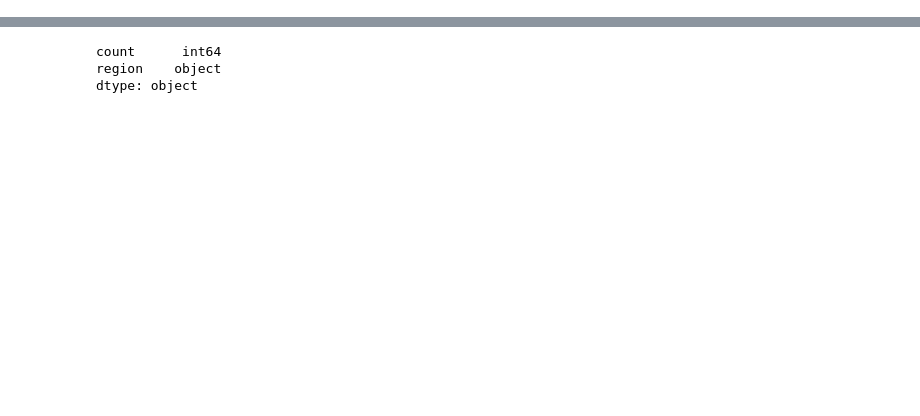
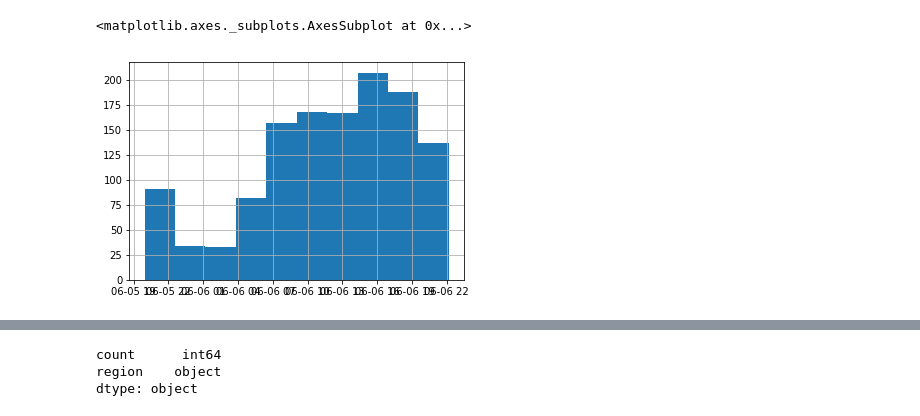
Before and after one commit to omikad/crowdednesshackathon, a Jupyter notebook: social_activity.ipynb, the cells around one changed output, grey strips where cells are left out. Cells and saved outputs as stored; diff of their text form; code cells hidden in the pictures; blank space fills up the shorter version.

```diff
--- a/social_activity.ipynb
+++ b/social_activity.ipynb
@@ -11,12 +14,12 @@ from shapely.geometry import shape, Point
 %matplotlib inline
 # %%
 column_names = ['created_at', 'id', 'source', 'lat', 'long', 'text']
-activity = pd.read_csv('output_city.tmp', header=None, names=column_names) \
+activity_my = pd.read_csv('output_city.tmp', header=None, names=column_names) \
              .append(pd.read_csv('output_geo.tmp', header=None, names=column_names)) \
              .drop_duplicates(subset='id') \
              .loc[lambda x: (x.lat >= 52.3216) & (x.lat <= 52.4251) & (x.long >= 4.7685) & (x.long <= 5.0173)]
-print(activity.shape)
-activity.head()
+print(activity_my.shape)
+activity_my.head()
 # %% [output]
 (450, 6)
 |  | created_at | id | source | lat | long | text |
@@ -38,0 +31,11 @@ activity_roman.head()
+# %%
+activity_roman = pd.read_csv('amsterdam_tweets_loc.txt', delimiter=' ', header=None)
+activity_roman.columns = ['long', 'lat', 'id', 'hz', 'weekday', 'month', 'day', 'time', 'hz3', 'year']
+activity_roman['created_at'] = activity_roman['weekday'].map(str) + ' ' + \
+                               activity_roman['month'].map(str) + ' 0' + \
+                               activity_roman['day'].map(str) + ' ' + \
+                               activity_roman['time'].map(str) + ' +0000 ' + \
+                               activity_roman['year'].map(str)
+activity_roman['source'] = 'roman'
+activity_roman = activity_roman.drop(['hz', 'weekday', 'month', 'day', 'time', 'hz3', 'year'], 1)
+activity_roman.head()
@@ -38,0 +49,7 @@ activity_roman.head()
+# %%
+activity = activity_my.append(activity_roman).drop_duplicates(subset='id').set_index(['id'])
+#     .drop_duplicates(subset='id')
+activity['created'] = activity.apply( \
+    lambda x: datetime.strptime(x['created_at'], '%a %b %d %H:%M:%S +%f %Y'), axis=1)
+activity.head()
+# activity[activity.index.duplicated()]
@@ -38,0 +64,5 @@ activity_roman.head()
+# %%
+print(activity.shape)
+print(activity.created.astype('int64').quantile([0, .25, .5, .75, 1]).astype('datetime64[ns]'))
+activity.created.sort_values().hist()
+# %% [output]
@@ -39,3 +76,5 @@ activity_roman.head()
+<matplotlib.axes._subplots.AxesSubplot at 0x...>
+[figure, added]
 # %%
 with open('amsterdam.geojson') as f:
     geojson = json.load(f)
```
Also changed, not shown: parts of 9 cells of this notebook, 1 other file.
